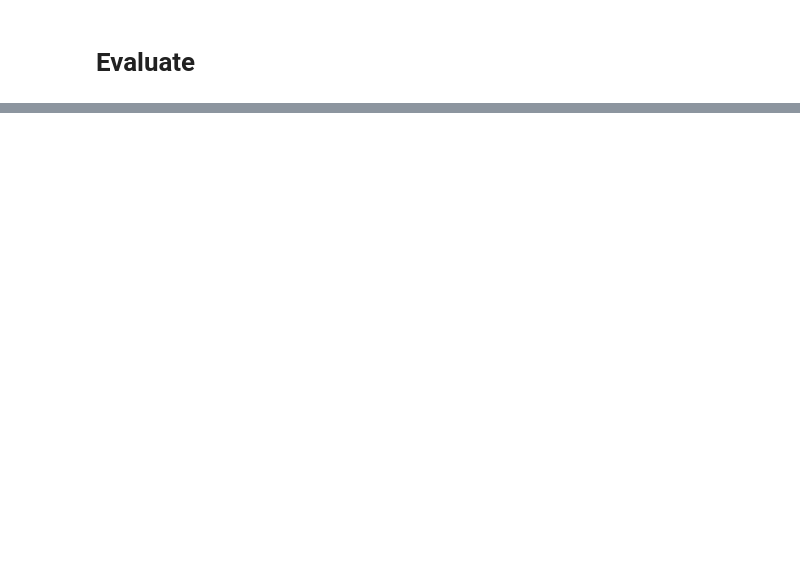
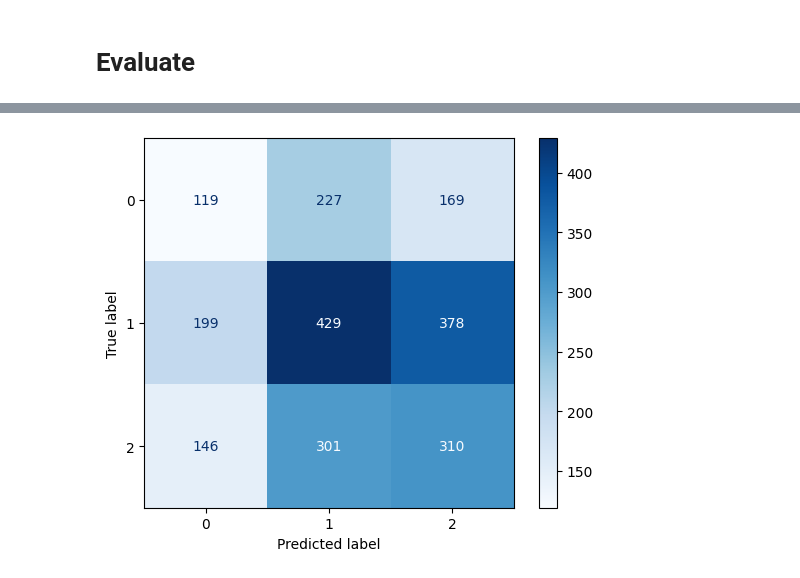
Before and after one commit to Arestokratt/Human_Emotion_Detections_CV, a Jupyter notebook: human_detection_CV.ipynb, the cells around one changed output, grey strips where cells are left out. Saved outputs shown, nothing was run; the diff lists cells and outputs as text; code cells hidden in the pictures; blank space fills up the shorter version.

```diff
--- a/human_detection_CV.ipynb
+++ b/human_detection_CV.ipynb
@@ -110,7 +115,7 @@ train_ds_augmented = train_ds.map(
 # %% [markdown]
 # Model Creation
 # %%
-def build_model(input_shape=IMG_SIZE + (3,), num_classes=3):
+def build_model(input_shape=IMG_SIZE+(3,), num_classes=3):
     base_model = ResNet50(
         include_top=False,
         input_shape=input_shape,
@@ -120,11 +125,10 @@ def build_model(input_shape=IMG_SIZE + (3,), num_classes=3):
 
     inputs = Input(shape=input_shape)
     x = data_augmentation(inputs)
-    x = base_model(inputs, training=False)
+    x = base_model(x, training=False)
     x = GlobalAveragePooling2D()(x)
     outputs = Dense(num_classes, activation="softmax", kernel_regularizer=l2(1e-4))(x)
-
-    model = Model(inputs, outputs, name="Human_Emotion_Detection_Model")
+    model = Model(inputs, outputs)
 
     lr_schedule = tf.keras.optimizers.schedules.CosineDecayRestarts(
         initial_learning_rate=1e-3,
@@ -200,7 +207,7 @@ for layer in base_model.layers[fine_tune_at:]:
 
 
 model.compile(
-    optimizer=tf.keras.optimizers.AdamW(learning_rate=1e-5, weight_decay=1e-5),
+    optimizer=tf.keras.optimizers.AdamW(learning_rate=1e-4, weight_decay=1e-5),
     loss="sparse_categorical_crossentropy",
     metrics=[SparseCategoricalAccuracy(name="accuracy")]
 )
@@ -245,0 +254,10 @@ model.evaluate(test_ds)
+# %%
+y_true = np.concatenate([y for x, y in test_ds], axis=0)
+preds = model.predict(test_ds, verbose=0)
+y_pred = np.argmax(preds, axis=1)
+
+cm = confusion_matrix(y_true, y_pred)
+disp = ConfusionMatrixDisplay(cm)
+disp.plot(cmap=plt.cm.Blues)
+plt.show()
+# %% [output]
@@ -245,0 +265 @@ model.evaluate(test_ds)
+[figure, added]
```
Also changed, not shown: parts of 8 cells of this notebook, 3 other files.
